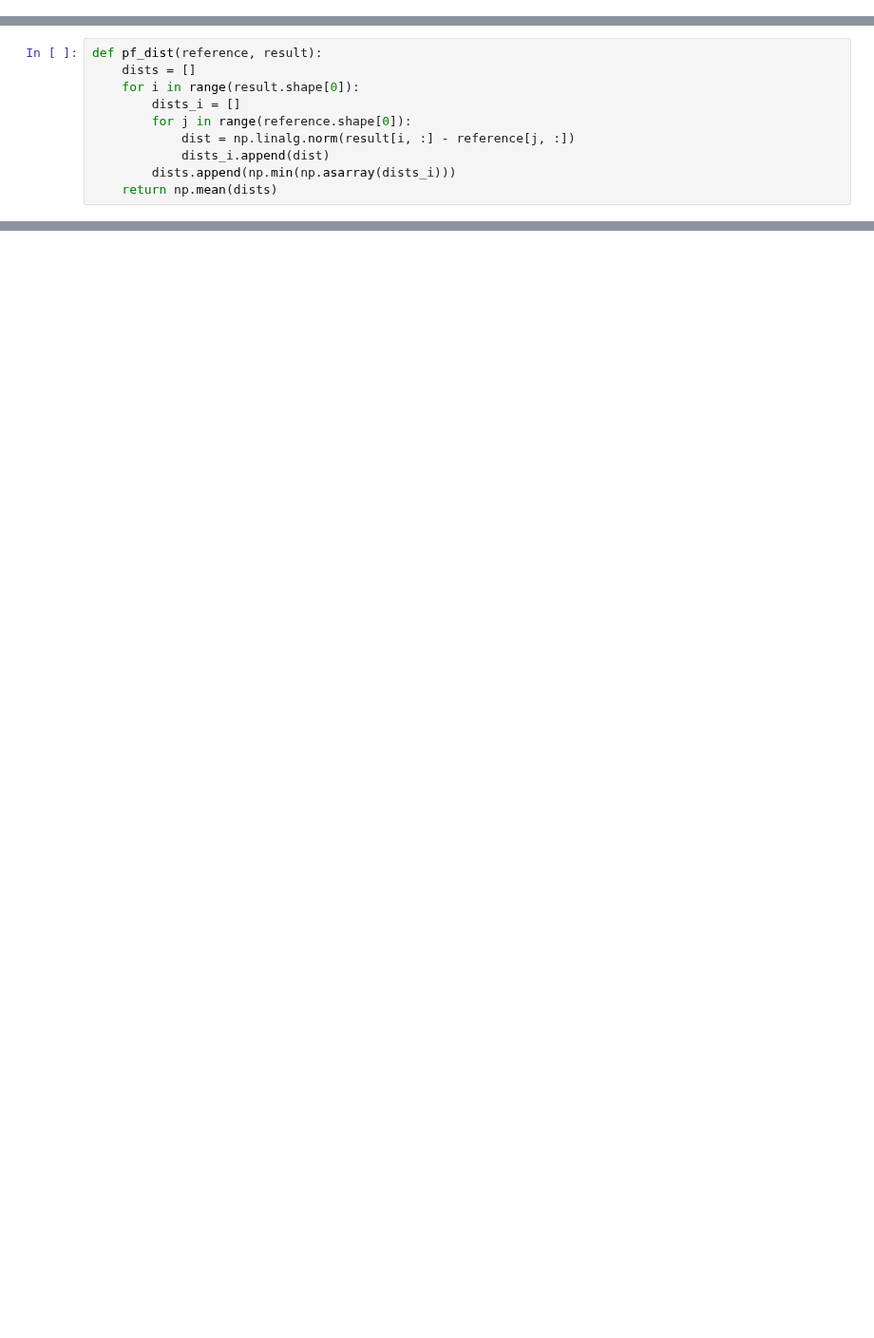
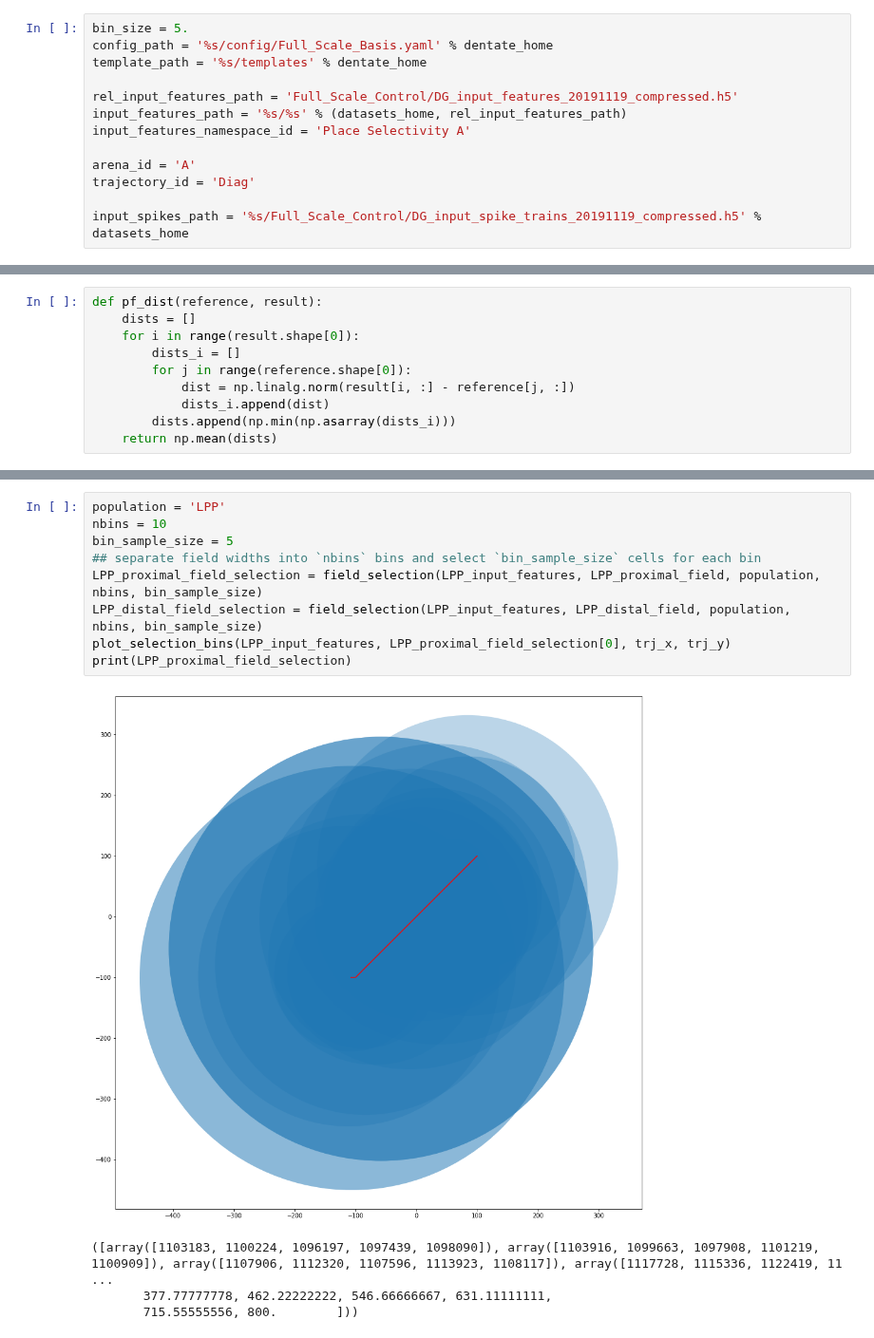
Before and after one commit to soltesz-lab/dentate, a Jupyter notebook: notebooks/Place Field Tuning 20191216.ipynb, the cells around one changed output, grey strips where cells are left out. Shown at 95% size. Saved outputs shown, nothing was run; the diff lists cells and outputs as text; blank space fills up the shorter version.

```diff
--- a/notebooks/Place Field Tuning 20191216.ipynb
+++ b/notebooks/Place Field Tuning 20191216.ipynb
@@ -24,2 +24,15 @@ from dentate import utils, plot, stimulus, spikedata
 from dentate.env import Env
 from dentate.utils import Struct, zip_longest
+# %%
+bin_size = 5.
+config_path = '%s/config/Full_Scale_Basis.yaml' % dentate_home
+template_path = '%s/templates' % dentate_home
+
+rel_input_features_path = 'Full_Scale_Control/DG_input_features_20191119_compressed.h5'
+input_features_path = '%s/%s' % (datasets_home, rel_input_features_path)
+input_features_namespace_id = 'Place Selectivity A'
+
+arena_id = 'A'
+trajectory_id = 'Diag'
+
+input_spikes_path = '%s/Full_Scale_Control/DG_input_spike_trains_20191119_compressed.h5' % datasets_home
@@ -383,0 +199,14 @@ plt.plot(GC_pf_dists_array)
+# %%
+population = 'LPP'
+nbins = 10
+bin_sample_size = 5
+## separate field widths into `nbins` bins and select `bin_sample_size` cells for each bin
+LPP_proximal_field_selection = field_selection(LPP_input_features, LPP_proximal_field, population, nbins, bin_sample_size)
+LPP_distal_field_selection = field_selection(LPP_input_features, LPP_distal_field, population, nbins, bin_sample_size)
+plot_selection_bins(LPP_input_features, LPP_proximal_field_selection[0], trj_x, trj_y)
+print(LPP_proximal_field_selection)
+# %% [output]
+[figure, added]
+([array([1103183, 1100224, 1096197, 1097439, 1098090]), array([1103916, 1099663, 1097908, 1101219, 1100909]), array([1107906, 1112320, 1107596, 1113923, 1108117]), array([1117728, 1115336, 1122419, 11 ...
+       377.77777778, 462.22222222, 546.66666667, 631.11111111,
+       715.55555556, 800.        ]))
```
Also changed, not shown: parts of 29 cells of this notebook, 6 other files.
